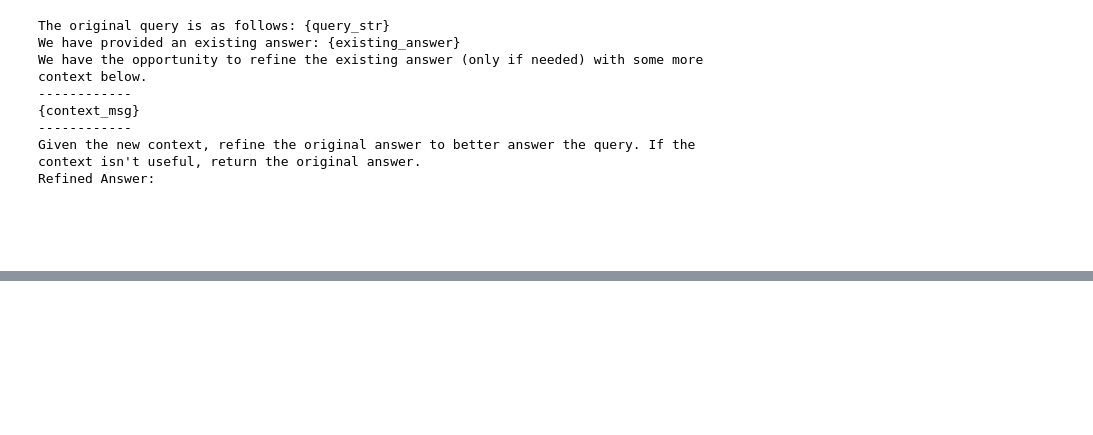
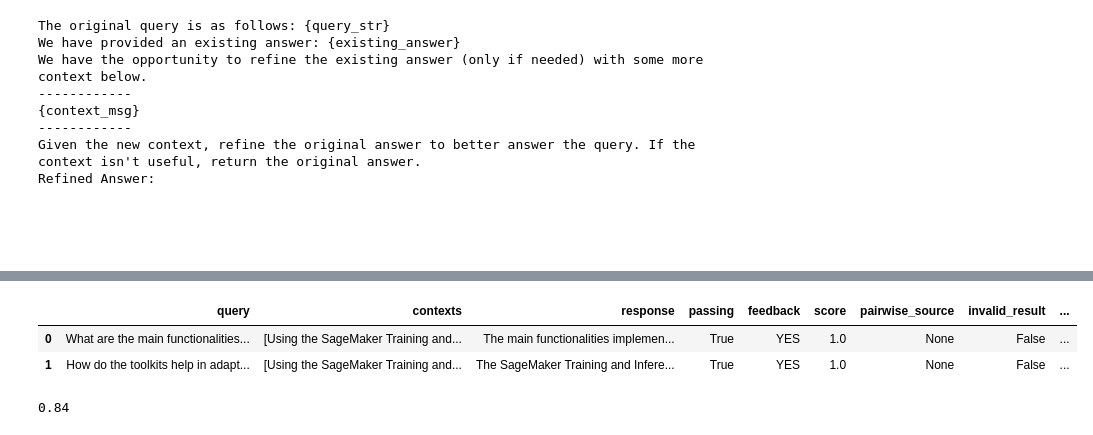
Before and after one commit to peterdays/retrieva, a Jupyter notebook: notebooks/handler_testing.ipynb, the cells around one changed output, grey strips where cells are left out. Drawn from its saved outputs; the diff is of its cells as text; code cells hidden in the pictures; blank space fills up the shorter version.

Commit message:
notebook cleaning; added evaluation cells to the handler notebook

```diff
--- a/notebooks/handler_testing.ipynb
+++ b/notebooks/handler_testing.ipynb
@@ -94,0 +114,5 @@ Refined Answer:
+# %%
+# NOTE: This generation should be based on a local model for IP reasons
+data_generator = DatasetGenerator.from_documents(documents)
+# %%
+eval_questions = data_generator.generate_questions_from_nodes(50)
@@ -94,0 +125,14 @@ Refined Answer:
+# %%
+# NOTE: This could also be a local model
+llm = OpenAI(temperature=0, model="gpt-3.5-turbo")
+evaluator_gpt4 = RelevancyEvaluator(llm=llm)
+# %%
+results = []
+for question in eval_questions:
+    response_vector = rag_handler.get_response(question,
+                                               similarity_top_k=2,
+                                               streaming=False)
+    eval_result = evaluator_gpt4.evaluate_response(
+        query=question, response=response_vector
+    )
+    results.append(eval_result)
@@ -94,0 +157,12 @@ Refined Answer:
+# %%
+eval_df = pd.DataFrame([dict(r) for r in results])
+eval_df[:2]
+# %% [output]
+|  | query | contexts | response | passing | feedback | score | pairwise_source | invalid_result | ... |
+| 0 | What are the main functionalities... | [Using the SageMaker Training and... | The main functionalities implemen... | True | YES | 1.0 | None | False | ... |
+| 1 | How do the toolkits help in adapt... | [Using the SageMaker Training and... | The SageMaker Training and Infere... | True | YES | 1.0 | None | False | ... |
+# %%
+(eval_df["feedback"] == "YES").mean()
+# other metrics can be extracted: f1, etc
+# %% [output]
+0.84
```
Also changed, not shown: parts of 15 cells of this notebook, 5 other files.
